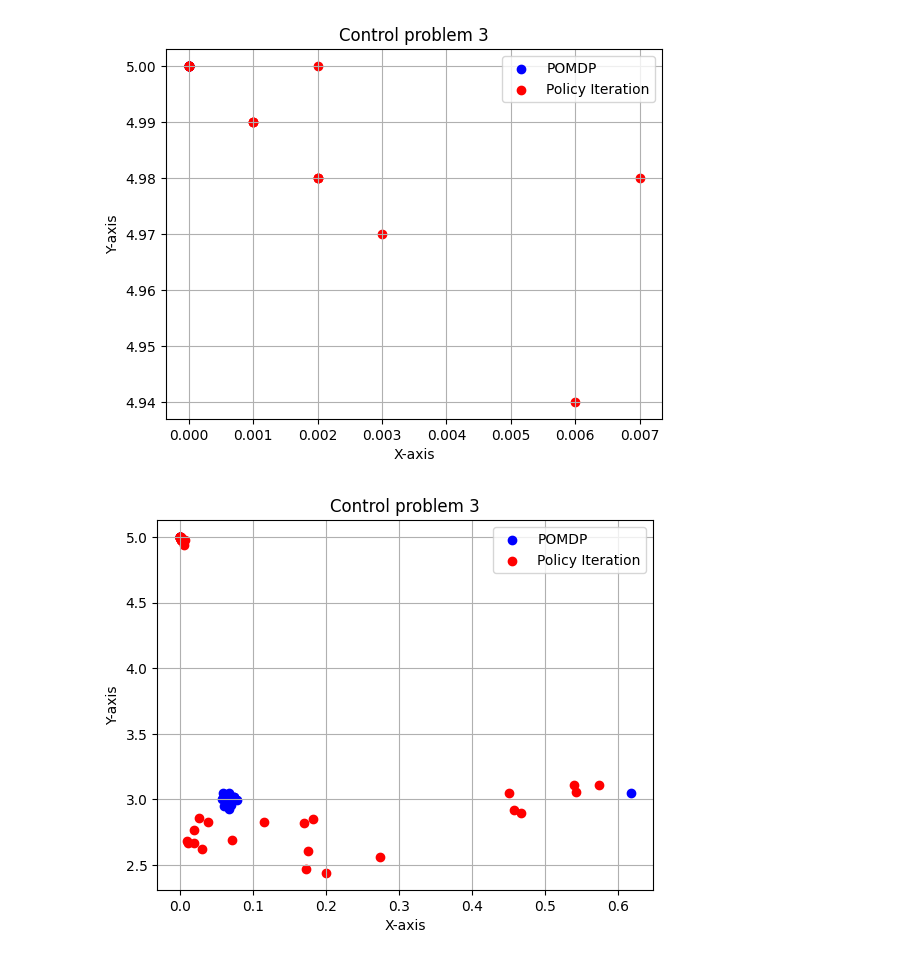
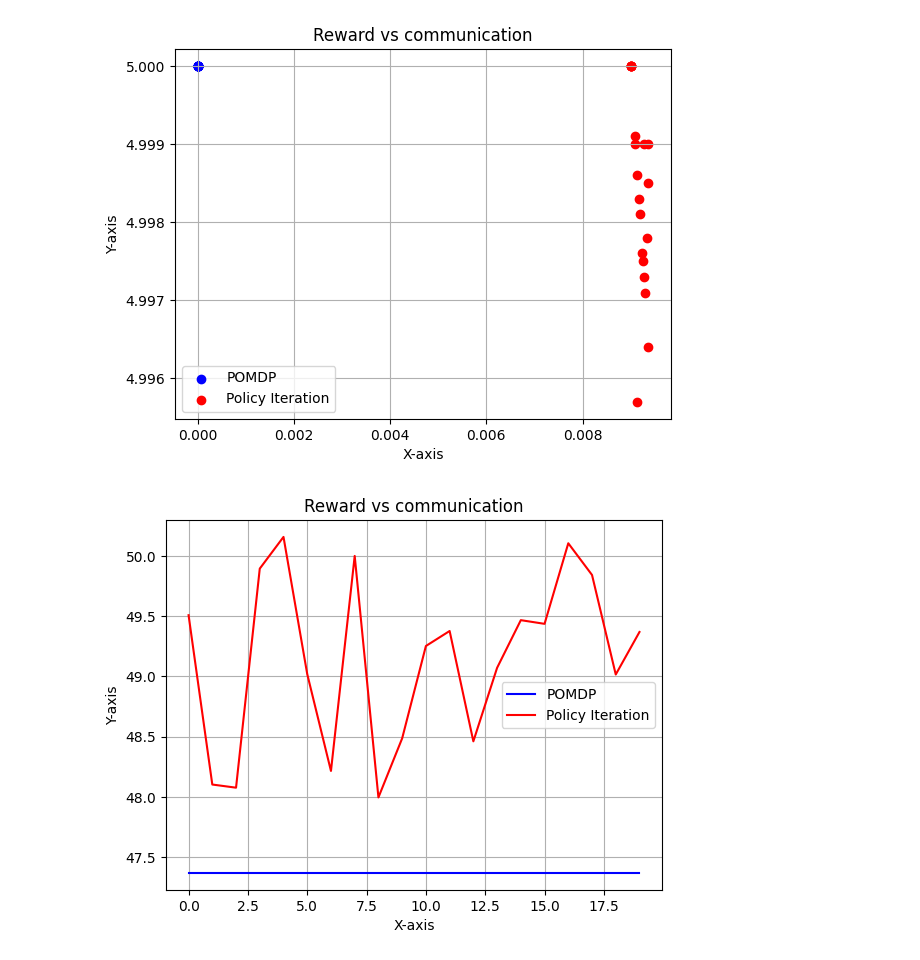
Before and after one commit to pietro-talli/EffCom, a Jupyter notebook: plot_notebook.ipynb, the cells around one changed output. Saved outputs shown, nothing was run; the diff lists cells and outputs as text; code cells hidden in the pictures.

```diff
--- a/plot_notebook.ipynb
+++ b/plot_notebook.ipynb
@@ -9,15 +10,22 @@ def plotter(folder_path, n_trials):
     for density in range(n_trials):
 
         # Read the CSV file
-        df = pd.read_csv(f"{folder_path}{str(density)}.csv")
+        df = pd.read_csv(f"{folder_path}/{str(density)}_results.csv")
 
         # Extract columns for the first set of points
+        flag = df.iloc[:,5]
         x1 = df.iloc[:, 4]  # 5th column
         y1 = df.iloc[:, 3]  # 4th column
 
+        mask = (flag == 0)
+
+        # Filter x1 and y1 based on the mask
+        x1_filtered = x1[mask]
+        y1_filtered = y1[mask]
+
         # Extract columns for the second set of points
-        x2 = df.iloc[:, 6]  # 7th column
-        y2 = df.iloc[:, 5]  # 6th column
+        x2 = df.iloc[:, 7]  # 7th column
+        y2 = df.iloc[:, 6]  # 6th column
 
         # Plot the first set of points
         plt.scatter(x1, y1, color='blue', label='POMDP')
@@ -28,7 +36,7 @@ def plotter(folder_path, n_trials):
         # Add labels and title
         plt.xlabel('X-axis')
         plt.ylabel('Y-axis')
-        plt.title('Control problem 3')
+        plt.title('Reward vs communication')
 
         # Add legend
         plt.legend()
@@ -36,6 +44,31 @@ def plotter(folder_path, n_trials):
         # Show the plot
         plt.grid(True)
         plt.show()
+
+
+        # Extract columns for the first set of points
+        y1 = df.iloc[:, 0]  # 4th column
+
+        # Extract columns for the second set of points
+        y2 = df.iloc[:, 8]  # 6th column
+
+        # Plot the first set of points
+        plt.plot(y1*1000, color='blue', label='POMDP')
+
+        # Plot the second set of points
+        plt.plot(y2, color='red', label='Policy Iteration')
+
+        # Add labels and title
+        plt.xlabel('X-axis')
+        plt.ylabel('Y-axis')
+        plt.title('Reward vs communication')
+
+        # Add legend
+        plt.legend()
+
+        # Show the plot
+        plt.grid(True)
+        plt.show()
 # %%
 # Specify the folder containing the files
 folder_path = '10state/estimation/csvs/'
@@ -48,9 +80,9 @@ plotter(folder_path, number_of_trials)
 # %%
 # Specify the folder containing the files
-folder_path = '10state/sparse/csvs/'
+folder_path = '10_state_2_15/push_sparse_reward/'
 number_of_trials = 5
 
 plotter(folder_path, number_of_trials)
 # %% [output]
-[figure, old version]
+[figure, new version]
-[figure, old version]
+[figure, new version]
```
Also changed, not shown: parts of 5 cells of this notebook, 9 other files.
